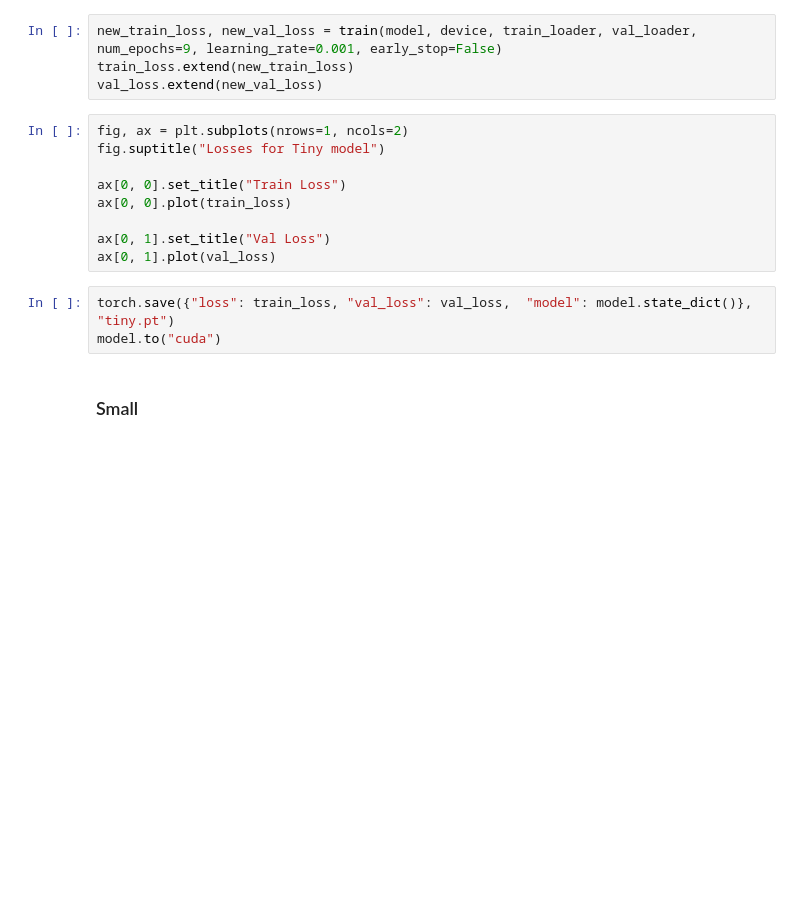
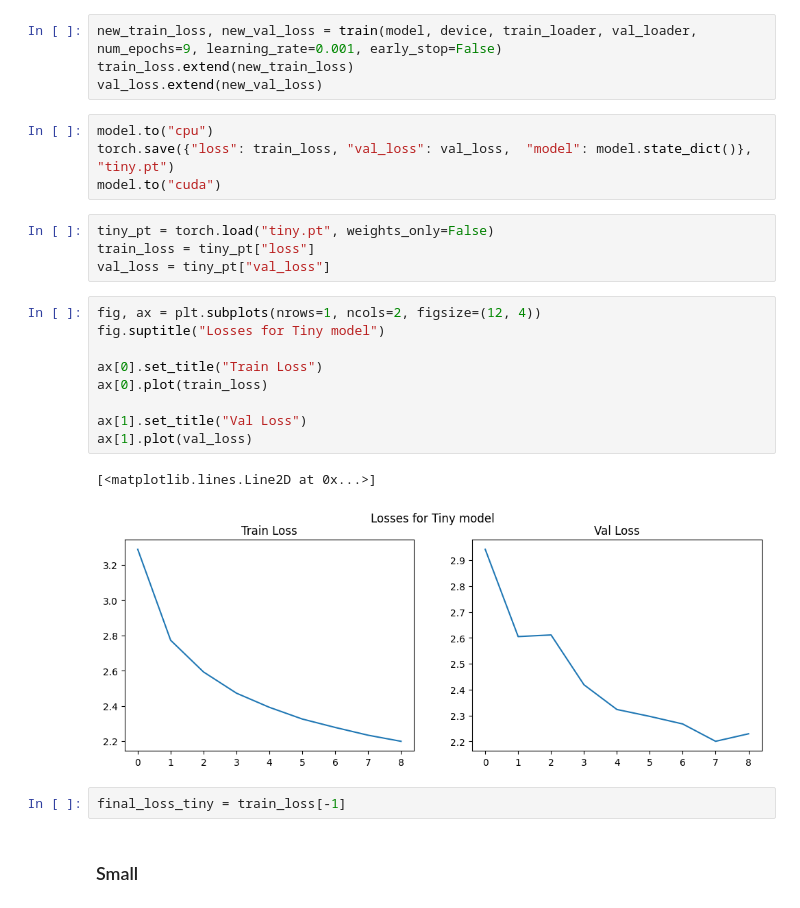
Before and after one commit to TheGEN1U5/DLventures, a Jupyter notebook: nlp/transformers/mt_transformer.ipynb, the cells around one changed output. Saved outputs shown, nothing was run; the diff lists cells and outputs as text; blank space fills up the shorter version.

```diff
--- a/nlp/transformers/mt_transformer.ipynb
+++ b/nlp/transformers/mt_transformer.ipynb
@@ -483,18 +452,28 @@ val_loss = []
 new_train_loss, new_val_loss = train(model, device, train_loader, val_loader, num_epochs=9, learning_rate=0.001, early_stop=False)
 train_loss.extend(new_train_loss)
 val_loss.extend(new_val_loss)
-# %%
-fig, ax = plt.subplots(nrows=1, ncols=2)
-fig.suptitle("Losses for Tiny model")
-
-ax[0, 0].set_title("Train Loss")
-ax[0, 0].plot(train_loss)
-
-ax[0, 1].set_title("Val Loss")
-ax[0, 1].plot(val_loss)
 # %%
+model.to("cpu")
 torch.save({"loss": train_loss, "val_loss": val_loss,  "model": model.state_dict()}, "tiny.pt")
 model.to("cuda")
+# %%
+tiny_pt = torch.load("tiny.pt", weights_only=False)
+train_loss = tiny_pt["loss"]
+val_loss = tiny_pt["val_loss"]
+# %%
+fig, ax = plt.subplots(nrows=1, ncols=2, figsize=(12, 4))
+fig.suptitle("Losses for Tiny model")
+
+ax[0].set_title("Train Loss")
+ax[0].plot(train_loss)
+
+ax[1].set_title("Val Loss")
+ax[1].plot(val_loss)
+# %% [output]
+[<matplotlib.lines.Line2D at 0x...>]
+[figure, added]
+# %%
+final_loss_tiny = train_loss[-1]
 # %% [markdown]
 ### Small
 # %%
```
Also changed, not shown: parts of 37 cells of this notebook.
